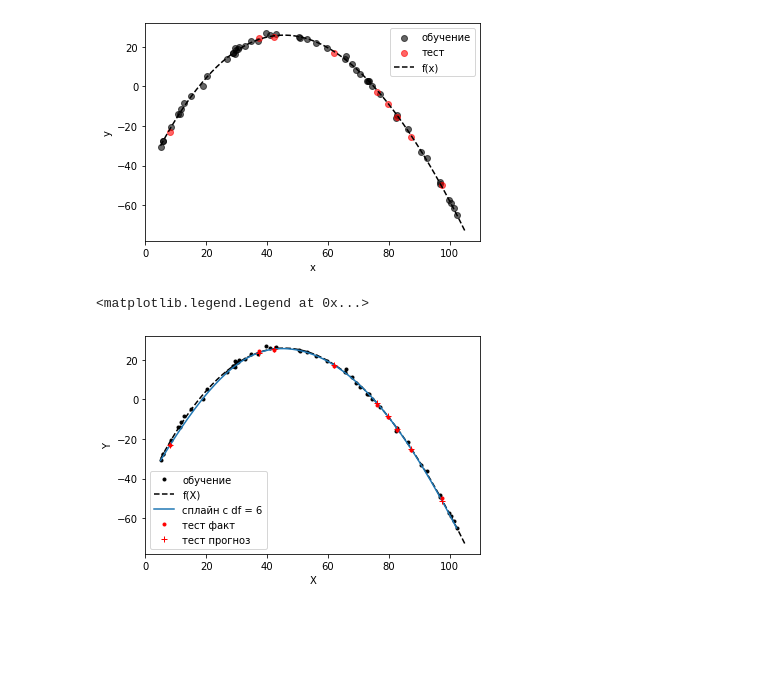
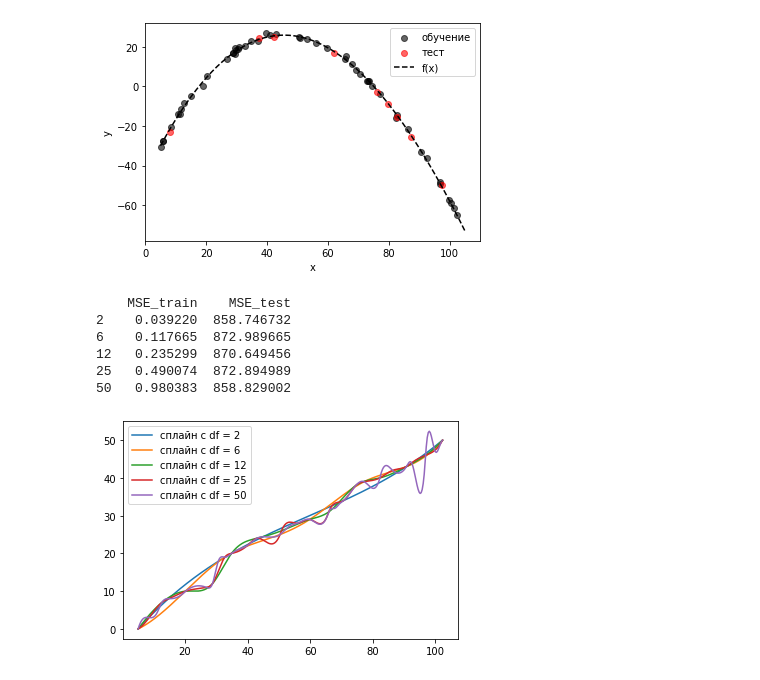
Before and after one commit to kulikrch/Machine-Learning, a Jupyter notebook: Lab1/Lab_1.ipynb, the cells around one changed output. Drawn from its saved outputs; the diff is of its cells as text; code cells hidden in the pictures; blank space fills up the shorter version.

```diff
--- a/Lab1/Lab_1.ipynb
+++ b/Lab1/Lab_1.ipynb
@@ -41,40 +41,53 @@ plt.legend()
 <matplotlib.legend.Legend at 0x...>
 [figure]
 # %%
-my_df = 6
+my_df_list = [2, 6, 12, 25, 50]
+MSE_all = [[0] * 2 for i in range(len(my_df_list))]
+MSE_all = DataFrame(MSE_all, columns=['MSE_train', 'MSE_test'], index=my_df_list)
 
-x_train_uni = np.linspace(x_min, x_max, num=my_df+2)
+x_train = sorted(x_train)
+y_train_index = sorted(range(len(y_train)), key=lambda k: x_train)
+y_train = sorted(y_train_index)
 
-knots_index = []
+x_test = sorted(x_test)
+y_test_index = sorted(range(len(y_test)), key=lambda k: x_test)
+y_test = sorted(y_test_index)
 
-for u in x_train_uni:
-    min_ind = np.argmin(abs(x_train-u))
-    if min_ind not in knots_index:
-        knots_index.append(min_ind)
+for my_df in my_df_list:
+    x_train_uni = np.linspace(x_min, x_max, num=my_df+2)
+    knots_index = []
 
-y_train_knots = y_train[knots_index]
-x_train_knots = sorted(x_train[knots_index])
+    for u in x_train_uni:
+        min_ind = np.argmin(abs(x_train - u))
+        if min_ind not in knots_index:
+            knots_index.append(min_ind)
 
-y_train_knots_index = sorted(range(len(y_train_knots)), key=lambda k: x_train_knots[k])
-y_train_knots = y_train_knots[y_train_knots_index]
+    y_train_knots = [y_train[i] for i in knots_index]
+    x_train_knots = sorted([x_train[i] for i in knots_index])
 
-spl = CubicSpline(x_train_knots, y_train_knots)
+    y_train_knots_index = sorted(range(len(y_train_knots)), key=lambda k: x_train_knots[k])
+    y_train_knots = [y_train_knots[i] for i in y_train_knots_index]
 
-y_hat_test = spl(x_test)
+    spl = UnivariateSpline(x_train, y_train, k=3, s=my_df)
+    MSE_all.loc[my_df, 'MSE_train'] = sum((y_train-spl(x_train))**2)/len(y_train)
+    MSE_all.loc[my_df, 'MSE_test'] = sum((y_test-spl(x_test))**2)/len(y_test)
 
-plt.plot(x_train, y_train, color='black', ls='', marker='.', label='обучение')
-plt.plot(x_line, y_line, color='black', ls='dashed', marker='', label='f(X)')
+    spl_cub = CubicSpline(x_train_knots, y_train_knots)
 
-x_train_for_plot = np.linspace(min(x_train_knots),  max(x_train_knots), num=300)
-y_train_for_plot = spl(x_train_for_plot)
+    x_train_for_plot = np.linspace(min(x_train_knots),  max(x_train_knots), num=300)
+    y_train_for_plot = spl_cub(x_train_for_plot)
+    plt.plot(x_train_for_plot, y_train_for_plot, marker='', label=f'сплайн с df = {my_df}')
 
-plt.plot(x_train_for_plot, y_train_for_plot, marker='', label=f'сплайн с df = {my_df}')
-plt.plot(x_test, y_test, color='red', ls='', marker='.', label='тест факт')
-plt.plot(x_test, y_hat_test, color='red', ls='', marker='+', label='тест прогноз')
+    del x_train_uni, knots_index, y_train_knots, x_train_knots, y_train_knots_index
+    del x_train_for_plot, y_train_for_plot, spl_cub, spl
 
-plt.xlabel('X')
-plt.ylabel('Y')
 plt.legend()
+print(MSE_all)
 # %% [output]
-<matplotlib.legend.Legend at 0x...>
+    MSE_train    MSE_test
+2    0.039220  858.746732
+6    0.117665  872.989665
+12   0.235299  870.649456
+25   0.490074  872.894989
+50   0.980383  858.829002
-[figure, old version]
+[figure, new version]
```
